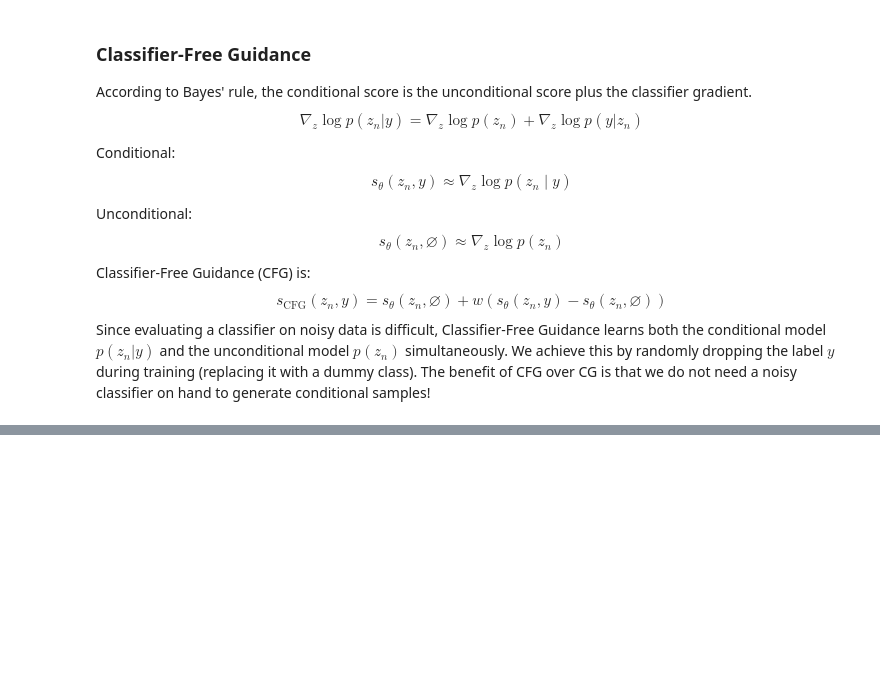
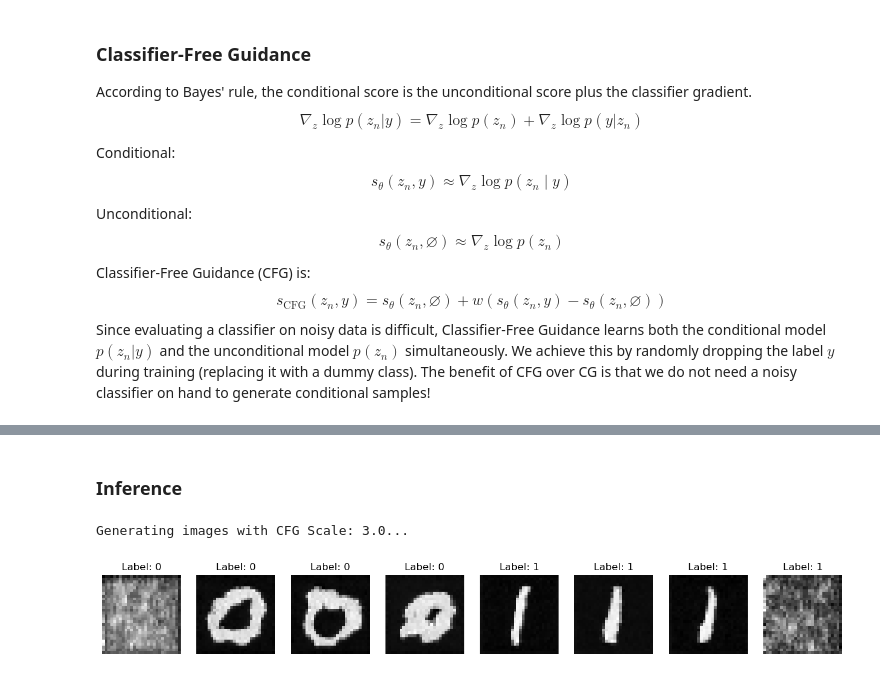
Before and after one commit to rajit906/ATML2026_DGM, a Jupyter notebook: week10/solutions.ipynb, the cells around one changed output, grey strips where cells are left out. Saved outputs shown, nothing was run; the diff lists cells and outputs as text; code cells hidden in the pictures; blank space fills up the shorter version.

```diff
--- a/week10/solutions.ipynb
+++ b/week10/solutions.ipynb
@@ -335,3 +326,16 @@ Filtered MNIST dataset size: 18623
+# %%
+transform = transforms.Compose([
+    transforms.ToTensor(),
+    transforms.Normalize((0.5,), (0.5,)) # Normalize to [-1, 1]
+])
+
+mnist_train = datasets.MNIST('./data', train=True, download=True, transform=transform)
+# Filter for only 0s and 1s
+idx = (mnist_train.targets == 0) | (mnist_train.targets == 1)
+mnist_train.targets = mnist_train.targets[idx]
+mnist_train.data = mnist_train.data[idx]
+
+dataloader = DataLoader(mnist_train, batch_size=64, shuffle=True)
 # %% [markdown]
 ### Classifier-Free Guidance
 
@@ -493,0 +418,50 @@ plt.show()
+# %% [markdown]
+### Inference
+# %%
+@torch.no_grad()
+def sample_cfg(model, labels, guidance_scale=2.0):
+    model.eval()
+    n = len(labels)
+    z = torch.randn(n, 1, 28, 28).to(device)
+
+    labels = torch.tensor(labels, device=device)
+    uncond_labels = torch.full_like(labels, 2) # The "null" class
+
+    for i in reversed(range(num_steps)):
+        t = torch.full((n,), i, device=device, dtype=torch.long)
+
+        # 1. Forward pass for conditional and unconditional
+        eps_cond = model(z, t, labels)
+        eps_uncond = model(z, t, uncond_labels)
+
+        # 2. Apply the CFG Formula: unconditioned + scale * (conditioned - unconditioned)
+        eps_pred = eps_uncond + guidance_scale * (eps_cond - eps_uncond)
+
+        # 3. Standard DDPM reverse step
+        alpha_t = alphas[t].view(-1, 1, 1, 1)
+        alpha_cumprod_t = alphas_cumprod[t].view(-1, 1, 1, 1)
+        beta_t = betas[t].view(-1, 1, 1, 1)
+
+        noise = torch.randn_like(z) if i > 0 else torch.zeros_like(z)
+        z = (1 / torch.sqrt(alpha_t)) * (z - (beta_t / torch.sqrt(1 - alpha_cumprod_t)) * eps_pred) + torch.sqrt(beta_t) * noise
+
+    return z.cpu()
+
+classes_to_generate = [0, 0, 0, 0, 1, 1, 1, 1]
+guidance_weight = 3.0 # Tweak this! Usually 2.0 to 5.0 is best.
+
+print(f"Generating images with CFG Scale: {guidance_weight}...")
+samples = sample_cfg(model, labels=classes_to_generate, guidance_scale=guidance_weight)
+
+# Plotting
+fig, axes = plt.subplots(1, 8, figsize=(16, 2))
+for idx, ax in enumerate(axes):
+    img = samples[idx].squeeze().numpy()
+    img = (img + 1) / 2 # Un-normalize from [-1, 1] to [0, 1]
+    ax.imshow(img, cmap="gray")
+    ax.set_title(f"Label: {classes_to_generate[idx]}")
+    ax.axis("off")
+plt.show()
+# %% [output]
+Generating images with CFG Scale: 3.0...
+[figure, added]
```
Also changed, not shown: parts of 12 cells of this notebook, 3 other files.
